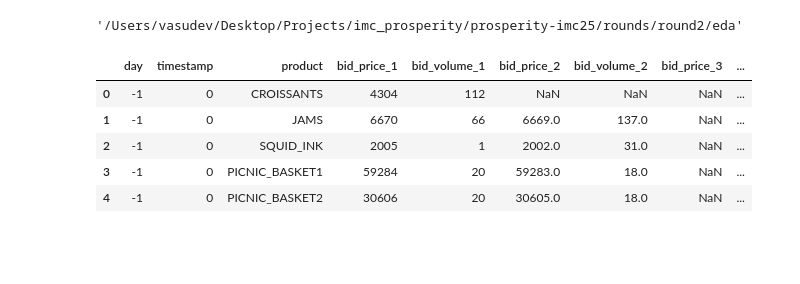
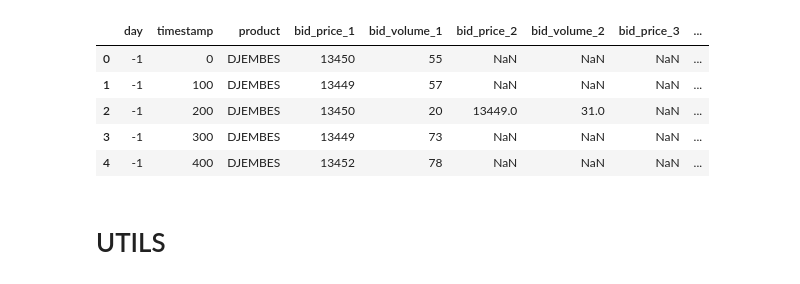
Before and after one commit to shank959/prosperity-imc25, a Jupyter notebook: rounds/round2/eda/round2_eda.ipynb, the cells around one changed output. Drawn from its saved outputs; the diff is of its cells as text; code cells hidden in the pictures; blank space fills up the shorter version.

```diff
--- a/rounds/round2/eda/round2_eda.ipynb
+++ b/rounds/round2/eda/round2_eda.ipynb
@@ -3,4 +4,0 @@ import pandas as pd
-# %%
-pwd
-# %% [output]
-'/Users/vasudev/Desktop/Projects/imc_prosperity/prosperity-imc25/rounds/round2/eda'
@@ -21,9 +5,50 @@ pic2_df = merged_df[merged_df['product'] == 'PICNIC_BASKET_2']
+# %%
+day_price_1_df = pd.read_csv("./round-2-island-data-bottle/prices_round_2_day_1.csv", delimiter=";")
+day_price_0_df = pd.read_csv("./round-2-island-data-bottle/prices_round_2_day_0.csv", delimiter=";")
+day_price_m1_df = pd.read_csv("./round-2-island-data-bottle/prices_round_2_day_-1.csv", delimiter=";")
+
+day_trades_1_df = pd.read_csv("./round-2-island-data-bottle/trades_round_2_day_1.csv", delimiter=";")
+day_trades_0_df = pd.read_csv("./round-2-island-data-bottle/trades_round_2_day_0.csv", delimiter=";")
+day_trades_m1_df = pd.read_csv("./round-2-island-data-bottle/trades_round_2_day_-1.csv", delimiter=";")
+
+# merge all the dataframes
+price_merged_df = pd.concat([day_price_m1_df, day_price_0_df, day_price_1_df])
+trade_merged_df = pd.concat([day_trades_m1_df, day_trades_0_df, day_trades_1_df])
+
+# price df for each product
+croissants_df = price_merged_df[price_merged_df['product'] == 'CROISSANTS'].copy()
+jams_df = price_merged_df[price_merged_df['product'] == 'JAMS'].copy()
+djembe_df = price_merged_df[price_merged_df['product'] == 'DJEMBES'].copy()
+pic1_df = price_merged_df[price_merged_df['product'] == 'PICNIC_BASKET1'].copy()
+pic2_df = price_merged_df[price_merged_df['product'] == 'PICNIC_BASKET2'].copy()
+
+# trade df for each product
+croissants_trades_df = trade_merged_df[trade_merged_df['symbol'] == 'CROISSANTS'].copy()
+jams_trades_df = trade_merged_df[trade_merged_df['symbol'] == 'JAMS'].copy()
+djembe_trades_df = trade_merged_df[trade_merged_df['symbol'] == 'DJEMBES'].copy()
+pic1_trades_df = trade_merged_df[trade_merged_df['symbol'] == 'PICNIC_BASKET1'].copy()
+pic2_trades_df = trade_merged_df[trade_merged_df['symbol'] == 'PICNIC_BASKET2'].copy()
+
+# Reset index for all DataFrames
+croissants_df = croissants_df.reset_index(drop=True)
+jams_df = jams_df.reset_index(drop=True)
+djembe_df = djembe_df.reset_index(drop=True)
+pic1_df = pic1_df.reset_index(drop=True)
+pic2_df = pic2_df.reset_index(drop=True)
+
+croissants_trades_df = croissants_trades_df.reset_index(drop=True)
+jams_trades_df = jams_trades_df.reset_index(drop=True)
+djembe_trades_df = djembe_trades_df.reset_index(drop=True)
+pic1_trades_df = pic1_trades_df.reset_index(drop=True)
+pic2_trades_df = pic2_trades_df.reset_index(drop=True)
 # %%
-merged_df.head()
+djembe_df.head()
 # %% [output]
 |  | day | timestamp | product | bid_price_1 | bid_volume_1 | bid_price_2 | bid_volume_2 | bid_price_3 | ... |
-| 0 | -1 | 0 | CROISSANTS | 4304 | 112 | NaN | NaN | NaN | ... |
-| 1 | -1 | 0 | JAMS | 6670 | 66 | 6669.0 | 137.0 | NaN | ... |
-| 2 | -1 | 0 | SQUID_INK | 2005 | 1 | 2002.0 | 31.0 | NaN | ... |
-| 3 | -1 | 0 | PICNIC_BASKET1 | 59284 | 20 | 59283.0 | 18.0 | NaN | ... |
-| 4 | -1 | 0 | PICNIC_BASKET2 | 30606 | 20 | 30605.0 | 18.0 | NaN | ... |
+| 0 | -1 | 0 | DJEMBES | 13450 | 55 | NaN | NaN | NaN | ... |
+| 1 | -1 | 100 | DJEMBES | 13449 | 57 | NaN | NaN | NaN | ... |
+| 2 | -1 | 200 | DJEMBES | 13450 | 20 | 13449.0 | 31.0 | NaN | ... |
+| 3 | -1 | 300 | DJEMBES | 13449 | 73 | NaN | NaN | NaN | ... |
+| 4 | -1 | 400 | DJEMBES | 13452 | 78 | NaN | NaN | NaN | ... |
+# %% [markdown]
+# UTILS
```
Also changed, not shown: parts of 12 cells of this notebook.
